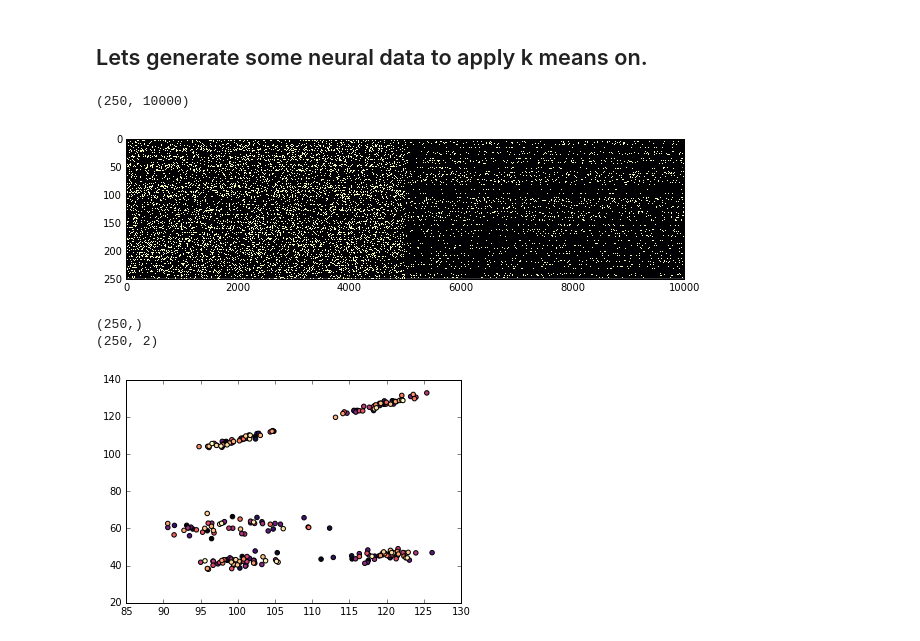
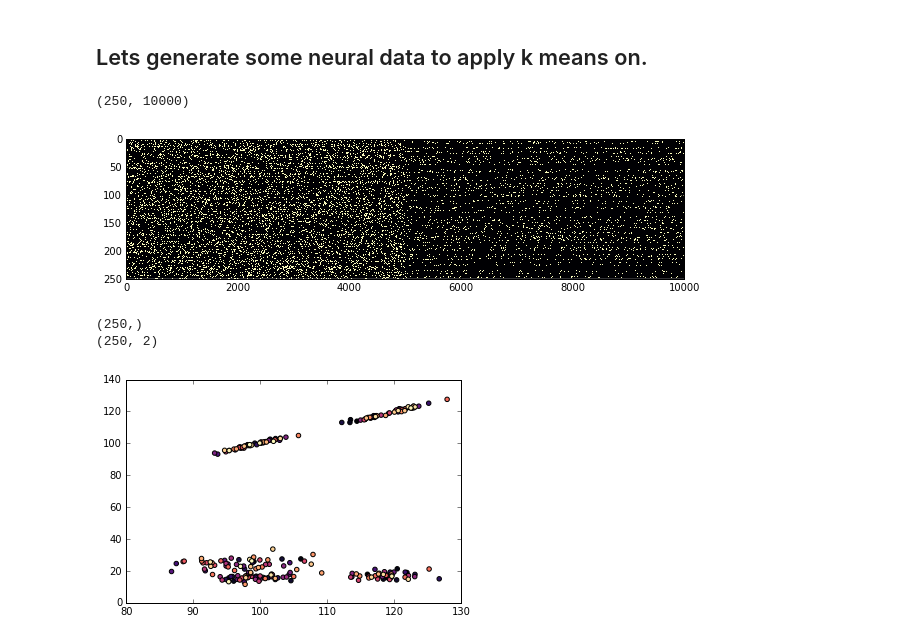
Before and after one commit to iampritishpatil/CAMP2016-Machinelearning, a Jupyter notebook: Tutorial_notebook.ipynb, the cells around one changed output. Saved outputs shown, nothing was run; the diff lists cells and outputs as text; code cells hidden in the pictures.

```diff
--- a/Tutorial_notebook.ipynb
+++ b/Tutorial_notebook.ipynb
@@ -228,11 +208,11 @@ for i in range(50):
+# %%
+ft1=sio.loadmat("forclustering.mat")
+new_spiketrain=ft1['new_spiketrain']
 # %%
-new_spiketrain=np.concatenate((n1,n2,n3,n4,n5))
-new_spiketrain=new_spiketrain[np.random.permutation(new_spiketrain.shape[0]),:]
-# new_spiketrain=np.concatenate((n1,n5))
 print new_spiketrain.shape
 plt.figure(figsize=[10,10])
 plt.imshow(new_spiketrain,aspect=10,cmap='magma',interpolation="None")
 plt.show()
 # %% [output]
 (250, 10000)
-[figure, old version]
+[figure, new version]
@@ -239,9 +224,4 @@ plt.show()
 # %%
-filtered_new=np.zeros(new_spiketrain.shape)
-size_of_filter=50
-for i in range(new_spiketrain.shape[0]):
-    filtered_new[i,:]=sp.ndimage.filters.uniform_filter1d(new_spiketrain[i,:]*1000,size_of_filter,mode='constant')
-
 x1=np.mean(filtered_new,axis=1)
 x2=np.std(filtered_new,axis=1)
 print x1.shape
@@ -255,7 +235,7 @@ plt.show()
 # %% [output]
 (250,)
 (250, 2)
-[figure, old version]
+[figure, new version]
 # %%
 km=KMeans(n_clusters=5, random_state=random_state)
 y_pred = km.fit_predict(X)
```
Also changed, not shown: parts of 3 cells of this notebook, 2 other files.
